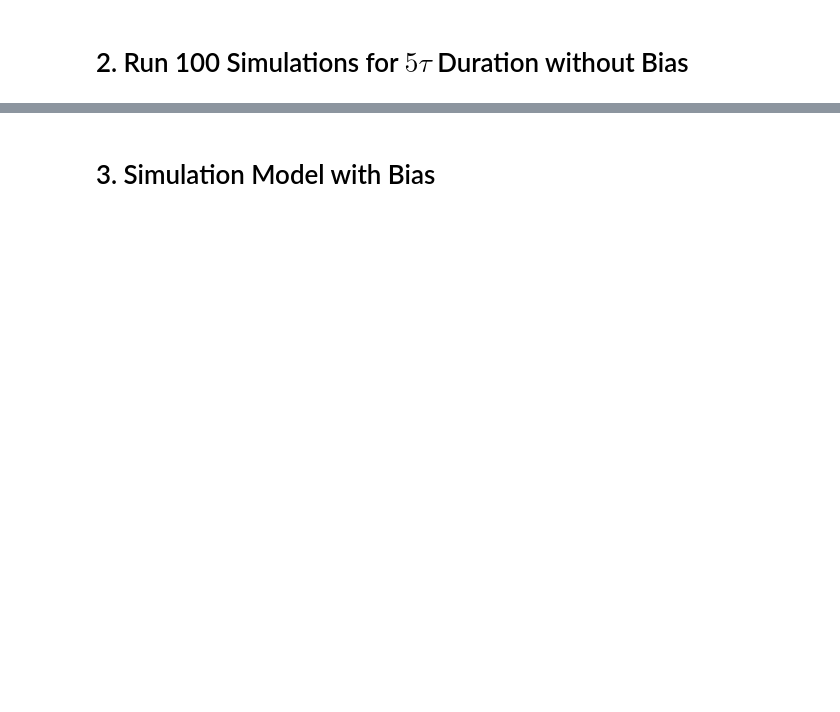
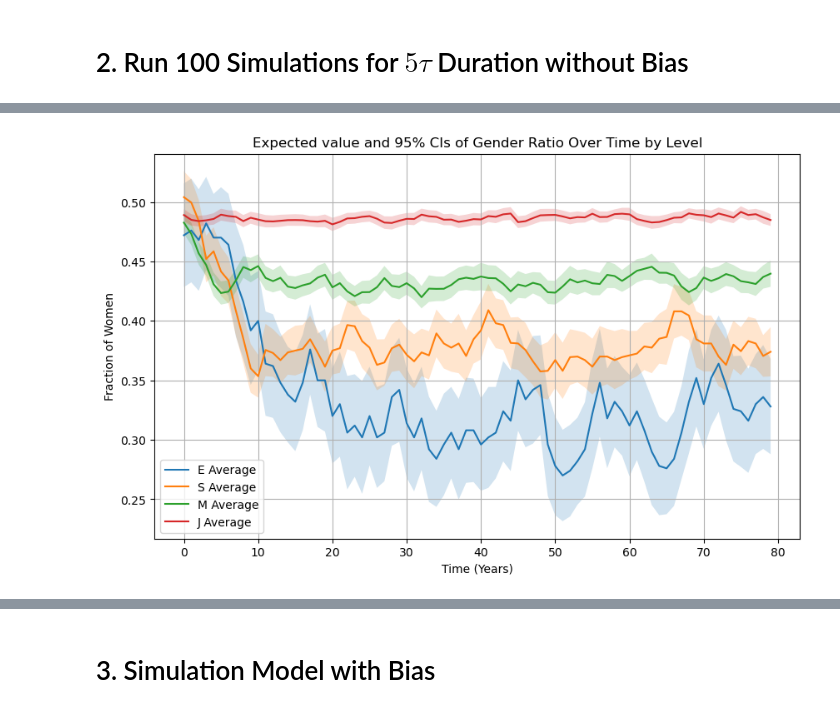
Before and after one commit to ZhaohanXing/ORIE5580SimulationProject, a Jupyter notebook: Demo_v2.ipynb, the cells around one changed output, grey strips where cells are left out. Saved outputs shown, nothing was run; the diff lists cells and outputs as text; code cells hidden in the pictures; blank space fills up the shorter version.

```diff
--- a/Demo_v2.ipynb
+++ b/Demo_v2.ipynb
@@ -532,0 +587,7 @@ simulation_runner.plot_results(avg_data, sample_paths=sample_paths)
+# %%
+# Calculate average and CI
+avg_data = simulation_runner.calculate_average_and_ci(all_simulation_data)
+# Plot the average results with confidence intervals
+simulation_runner.plot_average_ci(avg_data)
+# %% [output]
+[figure, added]
```
Also changed, not shown: parts of 17 cells of this notebook.
